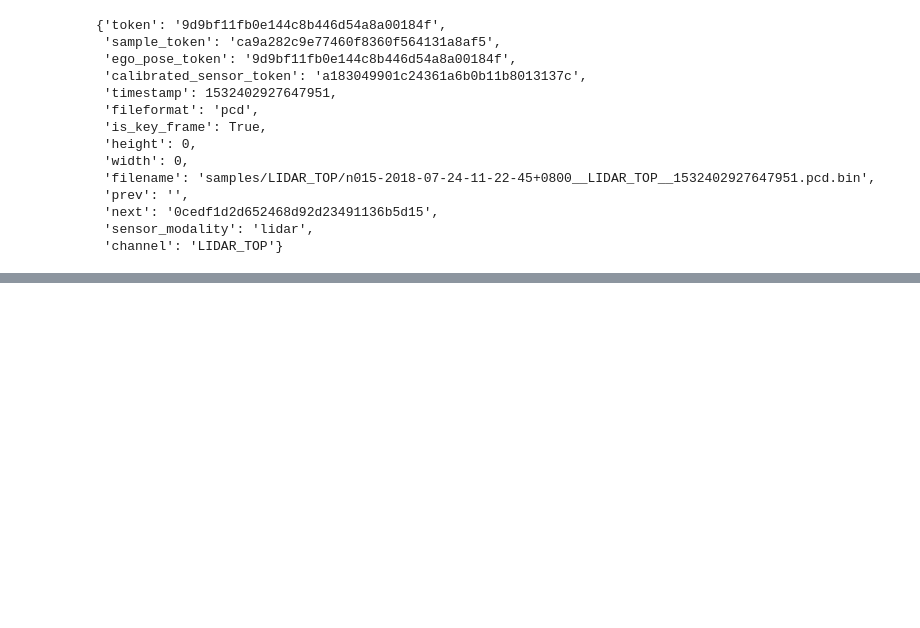
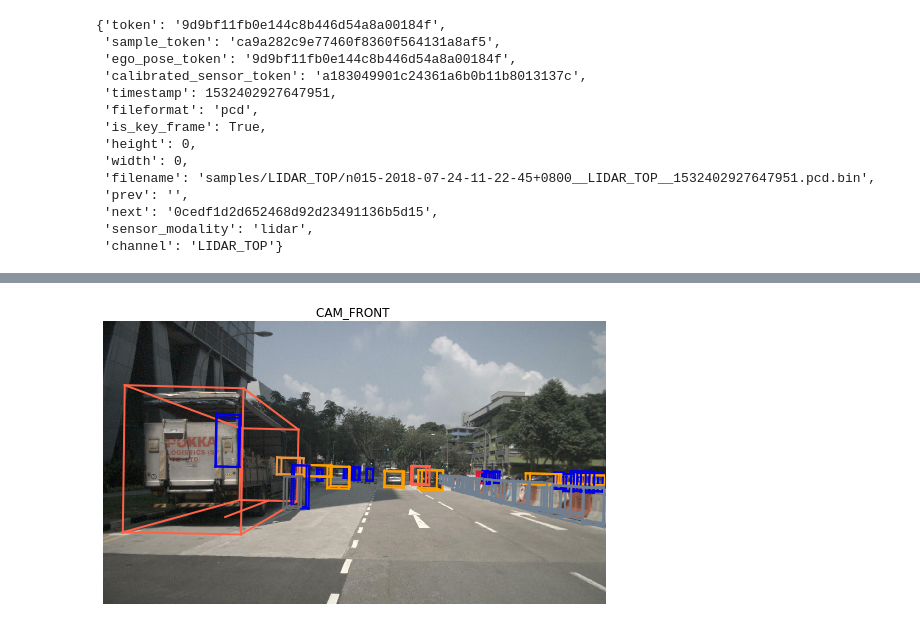
Before and after one commit to foxglove/nuscenes2bag, a Jupyter notebook: nuscenes2bag.ipynb, the cells around one changed output, grey strips where cells are left out. Saved outputs shown, nothing was run; the diff lists cells and outputs as text; code cells hidden in the pictures; blank space fills up the shorter version.

```diff
--- a/nuscenes2bag.ipynb
+++ b/nuscenes2bag.ipynb
@@ -253,0 +483,5 @@ success
+# %%
+cur_sample = nusc.get('sample', scene['first_sample_token'])
+nusc.render_sample_data(cur_sample['data']['CAM_FRONT'])
+# %% [output]
+[figure, added]
```
Also changed, not shown: parts of 8 cells of this notebook.
